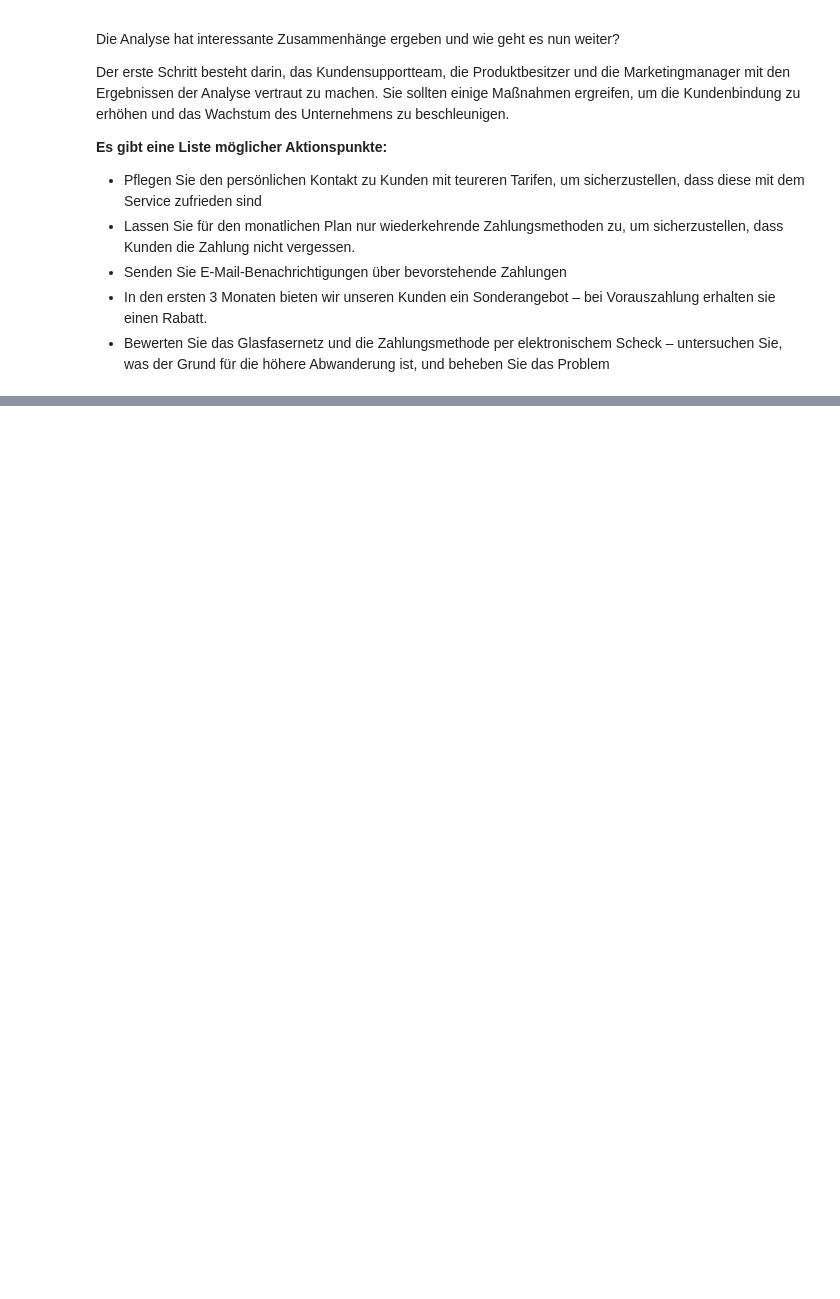
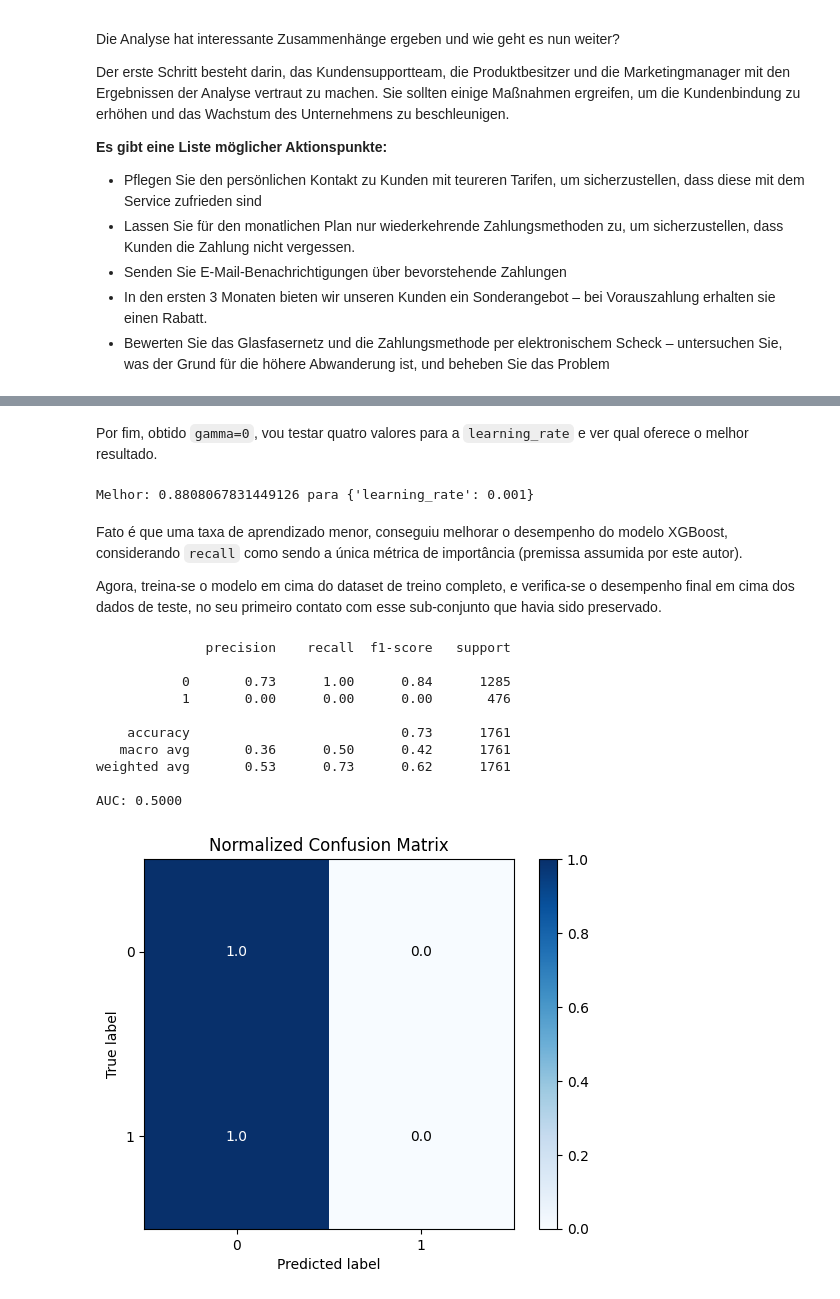
Before and after one commit to awildt01/Predicting-Churn, a Jupyter notebook: churn_dev1.ipynb, the cells around one changed output, grey strips where cells are left out. Cells and saved outputs as stored; diff of their text form; code cells hidden in the pictures; blank space fills up the shorter version.

```diff
--- a/churn_dev1.ipynb
+++ b/churn_dev1.ipynb
@@ -2349,0 +2425,7 @@ Der erste Schritt besteht darin, das Kundensupportteam, die Produktbesitzer und
+# %%
+# separar a feature matrix da target vector
+X = df_proc.drop('Churn', axis=1)
+y = df_proc['Churn']
+
+# dividir os dados entre treino e teste.
+X_train, X_test, y_train, y_test = train_test_split(X, y)
@@ -2349,0 +2471,11 @@ Der erste Schritt besteht darin, das Kundensupportteam, die Produktbesitzer und
+# %%
+#  padronizar os  dados,
+scaler = StandardScaler().fit(X_train)
+X_train = scaler.transform(X_train)
+
+# Para quem quiser, pesquisa sobre SMOTE
+# oversample = SMOTE()
+# X_train, y_train = oversample.fit_sample(X_train, y_train)
+
+rus = RandomUnderSampler()
+X_train_rus, y_train_rus = rus.fit_resample(X_train, y_train)
@@ -2349,0 +2596,52 @@ Der erste Schritt besteht darin, das Kundensupportteam, die Produktbesitzer und
+# %% [markdown]
+Por fim, obtido `gamma=0`, vou testar quatro valores para a `learning_rate` e ver qual oferece o melhor resultado.
+# %%
+xgb = XGBClassifier(n_estimators=50, max_depth=1, min_child_weight=1, gamma=0.0)
+
+param_grid = {
+ 'learning_rate':[0.001, 0.01, 0.1, 1]
+}
+
+# identificar melhor parâmetro
+kfold = StratifiedKFold(n_splits=10, shuffle=True)
+grid_search = GridSearchCV(xgb, param_grid, scoring="recall", n_jobs=-1, cv=kfold)
+grid_result = grid_search.fit(X_train_rus, y_train_rus)
+
+# ver resultados
+print("Melhor: {} para {}".format(grid_result.best_score_, grid_result.best_params_))
+# %% [output]
+Melhor: 0.8808067831449126 para {'learning_rate': 0.001}
+# %% [markdown]
+Fato é que uma taxa de aprendizado menor, conseguiu melhorar o desempenho do modelo XGBoost, considerando `recall` como sendo a única métrica de importância (premissa assumida por este autor).
+
+Agora, treina-se o modelo em cima do dataset de treino completo, e verifica-se o desempenho final em cima dos dados de teste, no seu primeiro contato com esse sub-conjunto que havia sido preservado.
+# %%
+# modelo final
+xgb = XGBClassifier(learning_rate=0.001 , n_estimators=50, max_depth=1, min_child_weight=1, gamma=0.0)
+xgb.fit(X_train_rus, y_train_rus)
+
+# fazer a previsão
+X_test = scaler.transform(X_test)
+y_pred = xgb.predict(X_test)
+
+# Classification Report
+print(classification_report(y_test, y_pred))
+
+# imprimir a área sob a curva
+print("AUC: {:.4f}\n".format(roc_auc_score(y_test, y_pred)))
+
+# plotar matriz de confusão
+plot_confusion_matrix(y_test, y_pred, normalize=True)
+plt.show()
+# %% [output]
+              precision    recall  f1-score   support
+
+           0       0.73      1.00      0.84      1285
+           1       0.00      0.00      0.00       476
+
+    accuracy                           0.73      1761
+   macro avg       0.36      0.50      0.42      1761
+weighted avg       0.53      0.73      0.62      1761
+
+AUC: 0.5000
+[figure, added]
```
Also changed, not shown: parts of 18 cells of this notebook.
